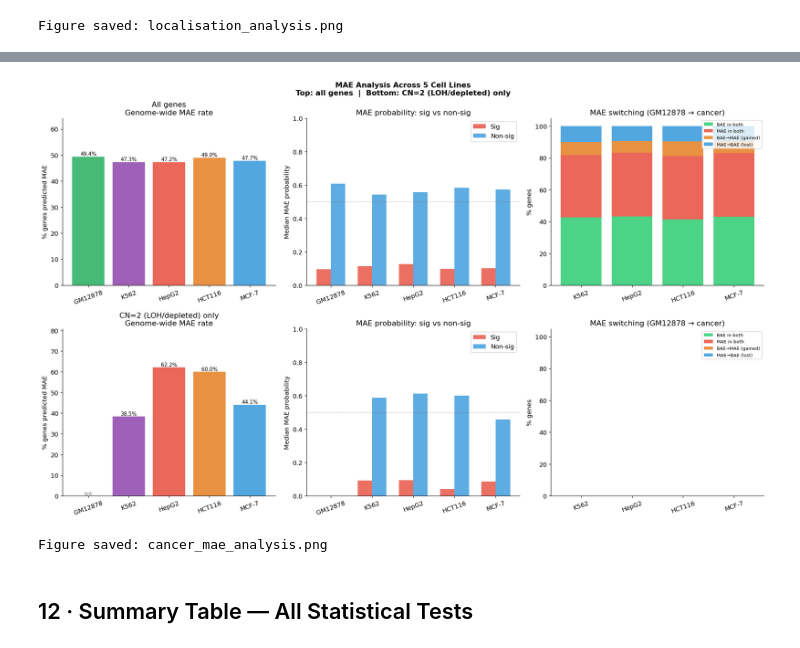
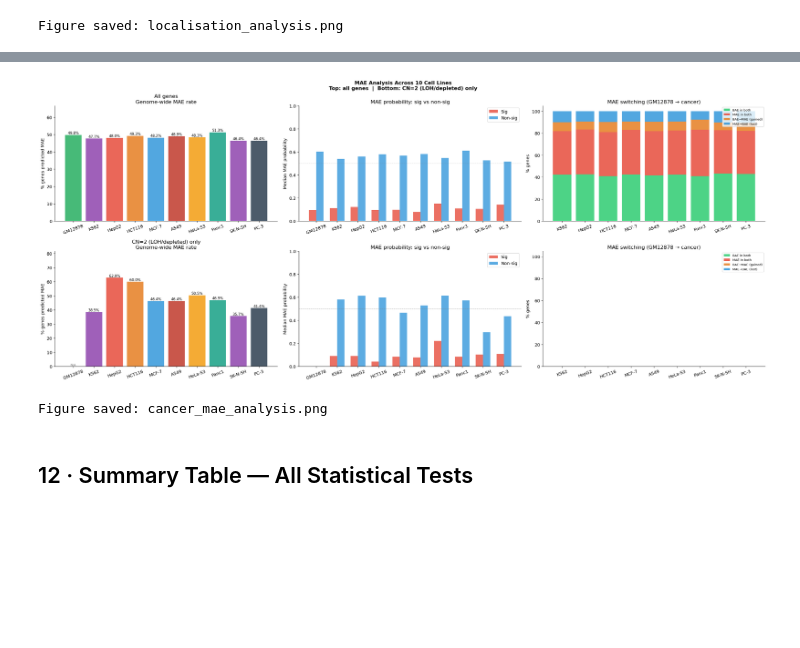
Before and after one commit to JonathanZhao222/Paralog-Difference, a Jupyter notebook: paralog_dependency_analysis.ipynb, the cells around one changed output, grey strips where cells are left out. Drawn from its saved outputs; the diff is of its cells as text; code cells hidden in the pictures; blank space fills up the shorter version.

Commit message:
more cell lines

```diff
--- a/paralog_dependency_analysis.ipynb
+++ b/paralog_dependency_analysis.ipynb
@@ -426,11 +431,19 @@ def cn_category(val) -> str:
 # K562, HepG2, HCT116: pre-computed JSON (segment-based, calibrated to absolute CN)
 #   Built from OmicsCNSegmentsProfile.csv × MCF-7 cross-calibration (scale = 4.0)
 
-WGS_CELL_LINES = {'GM12878': 'GM12878', 'MCF-7': 'MCF7'}
+WGS_CELL_LINES = {
+    'GM12878': 'GM12878',
+    'MCF-7':   'MCF7',
+    'A549':    'A549',
+    'HeLa-S3': 'HELA',
+    'Panc1':   'PANC1',
+    'PC-3':    'PC3',
+}
 JSON_CN_FILES  = {
     'K562':   DATA_DIR + 'cn_genes_K562.json',
     'HepG2':  DATA_DIR + 'cn_genes_HepG2.json',
     'HCT116': DATA_DIR + 'cn_genes_HCT116.json',
+    'SK-N-SH': DATA_DIR + 'cn_genes_SKNSH.json',
 }
 
 ccle_col = next(
@@ -1431,12 +1488,20 @@ cell_line_order = list(ENCODE_FILES.keys())
 n_cl = len(cell_line_order)
 
 CELL_COLORS = {
-    'GM12878': '#27AE60', 'K562': '#8E44AD',
-    'HepG2':  '#E74C3C', 'HCT116': '#E67E22', 'MCF-7': '#3498DB',
+    'GM12878': '#27AE60',
+    'K562':    '#8E44AD',
+    'HepG2':   '#E74C3C',
+    'HCT116':  '#E67E22',
+    'MCF-7':   '#3498DB',
+    'A549':    '#C0392B',
+    'HeLa-S3': '#F39C12',
+    'Panc1':   '#16A085',
+    'SK-N-SH': '#8E44AD',
+    'PC-3':    '#2C3E50',
 }
 
-fig, axes = plt.subplots(2, 3, figsize=(18, 11))
-fig.suptitle('MAE Analysis Across 5 Cell Lines\nTop: all genes  |  Bottom: CN=2 (LOH/depleted) only',
+fig, axes = plt.subplots(2, 3, figsize=(26, 11))
+fig.suptitle('MAE Analysis Across 10 Cell Lines\nTop: all genes  |  Bottom: CN=2 (LOH/depleted) only',
              fontsize=13, fontweight='bold')
 
 def plot_mae_row(axes_row, cn_filter, row_label):
@@ -1495,34 +1560,34 @@ def plot_mae_row(axes_row, cn_filter, row_label):
     }
     x2 = np.arange(len(CANCER_LINES))
     bottom = np.zeros(len(CANCER_LINES))
     for cat in switch_cats:
         vals = []
         for cl in CANCER_LINES:
             comp = comparisons[cl].copy()
             if cn_filter == 'CN=2':
                 cn_cl  = cell_line_scores[cl].set_index('gene')['cn_category']
                 cn_gm_ = cell_line_scores[BASELINE].set_index('gene')['cn_category']
                 keep = [cn_cl.get(g,'unknown') == 'CN=2' and cn_gm_.get(g,'unknown') == 'CN=2'
                         for g in comp['gene']]
                 comp = comp[keep]
             total = len(comp)
             vals.append((comp['switch'] == cat).sum() / total * 100 if total > 0 else 0)
         ax.bar(x2, vals, bottom=bottom, label=cat, color=switch_colors_map[cat], alpha=0.85)
         bottom += np.array(vals)
     ax.set_ylabel('% genes')
     ax.set_title('MAE switching (GM12878 → cancer)')
     ax.set_xticks(x2); ax.set_xticklabels(CANCER_LINES, rotation=20)
     ax.set_ylim(0, 105); ax.legend(loc='upper right', fontsize=8)
 
 plot_mae_row(axes[0], 'all',  'All genes')
 plot_mae_row(axes[1], 'CN=2', 'CN=2 (LOH/depleted) only')
 
 plt.tight_layout()
 plt.savefig('cancer_mae_analysis.png', dpi=150, bbox_inches='tight')
 plt.show()
 print('Figure saved: cancer_mae_analysis.png')
 # %% [output]
-[figure, old version]
+[figure, new version]
 Figure saved: cancer_mae_analysis.png
 # %% [markdown]
 ## 12 · Summary Table — All Statistical Tests
```
Also changed, not shown: parts of 10 cells of this notebook, 2 other files.
